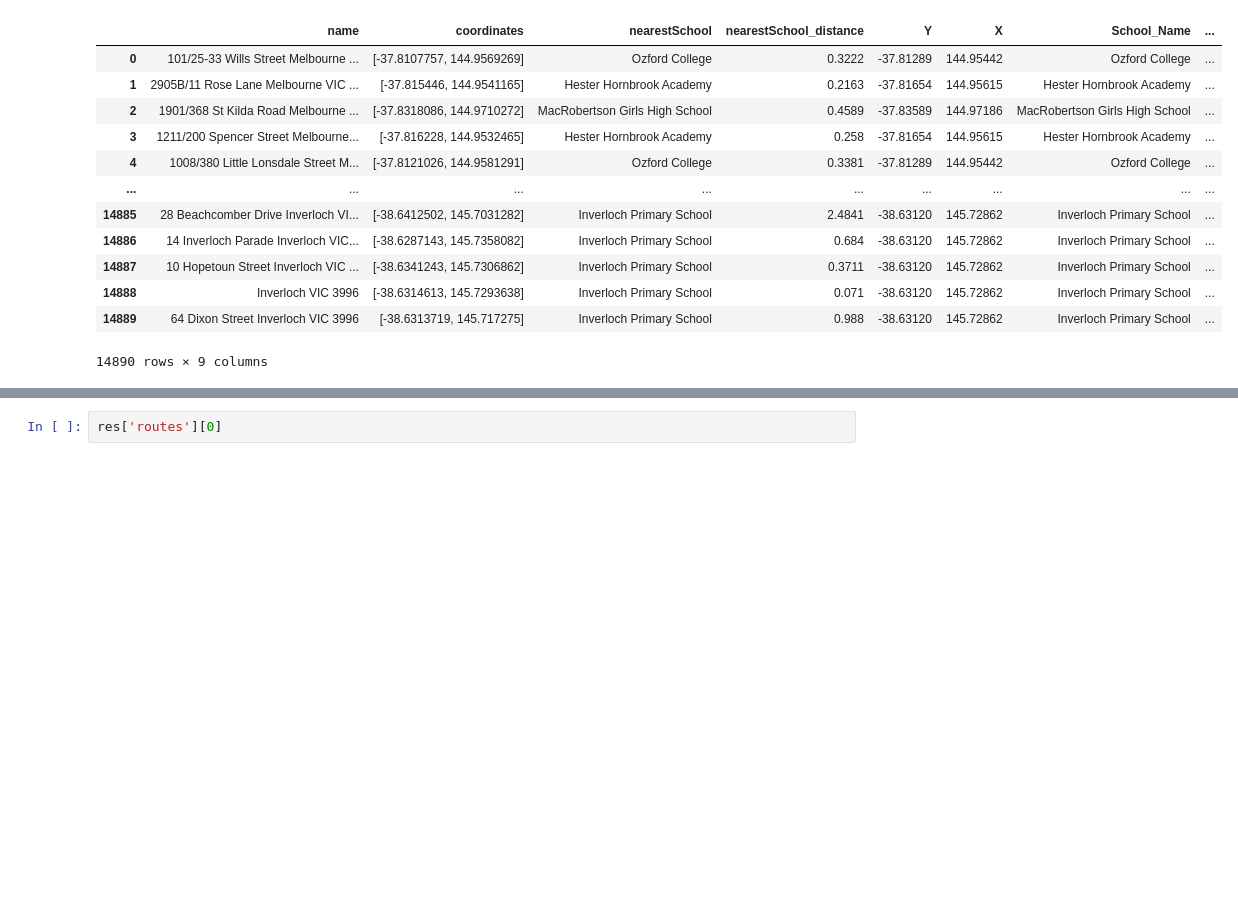
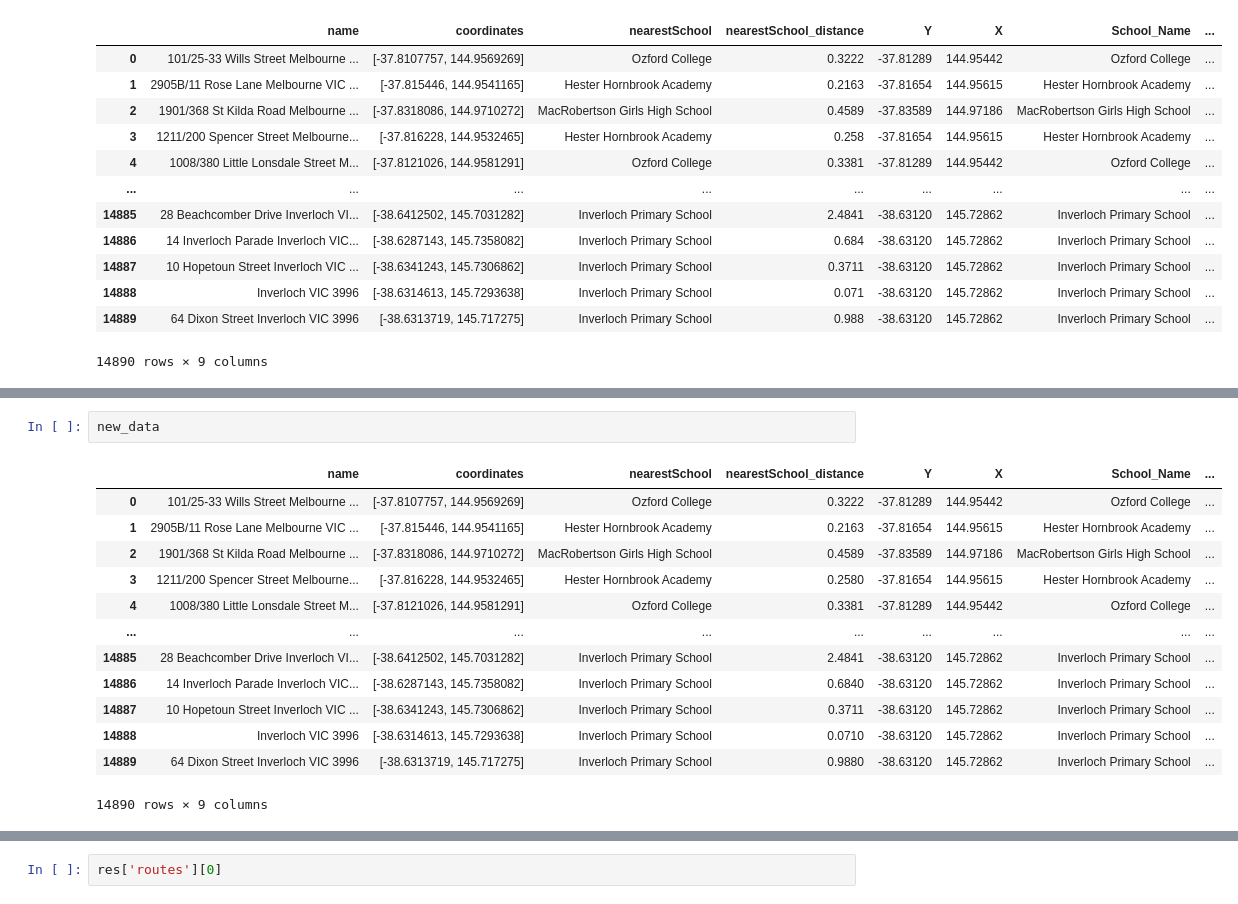
Before and after one commit to MAST30034-Applied-Data-Science/generic-real-estate-consulting-project-group-60, a Jupyter notebook: notebooks/distance_to_school.ipynb, the cells around one changed output, grey strips where cells are left out. Saved outputs shown, nothing was run; the diff lists cells and outputs as text; blank space fills up the shorter version.

```diff
--- a/notebooks/distance_to_school.ipynb
+++ b/notebooks/distance_to_school.ipynb
@@ -359,3 +379,19 @@ new_data
+# %%
+new_data
+# %% [output]
+|  | name | coordinates | nearestSchool | nearestSchool_distance | Y | X | School_Name | ... |
+| 0 | 101/25-33 Wills Street Melbourne ... | [-37.8107757, 144.9569269] | Ozford College | 0.3222 | -37.81289 | 144.95442 | Ozford College | ... |
+| 1 | 2905B/11 Rose Lane Melbourne VIC ... | [-37.815446, 144.9541165] | Hester Hornbrook Academy | 0.2163 | -37.81654 | 144.95615 | Hester Hornbrook Academy | ... |
+| 2 | 1901/368 St Kilda Road Melbourne ... | [-37.8318086, 144.9710272] | MacRobertson Girls High School | 0.4589 | -37.83589 | 144.97186 | MacRobertson Girls High School | ... |
+| 3 | 1211/200 Spencer Street Melbourne... | [-37.816228, 144.9532465] | Hester Hornbrook Academy | 0.2580 | -37.81654 | 144.95615 | Hester Hornbrook Academy | ... |
+| 4 | 1008/380 Little Lonsdale Street M... | [-37.8121026, 144.9581291] | Ozford College | 0.3381 | -37.81289 | 144.95442 | Ozford College | ... |
+| ... | ... | ... | ... | ... | ... | ... | ... | ... |
+| 14885 | 28 Beachcomber Drive Inverloch VI... | [-38.6412502, 145.7031282] | Inverloch Primary School | 2.4841 | -38.63120 | 145.72862 | Inverloch Primary School | ... |
+| 14886 | 14 Inverloch Parade Inverloch VIC... | [-38.6287143, 145.7358082] | Inverloch Primary School | 0.6840 | -38.63120 | 145.72862 | Inverloch Primary School | ... |
+| 14887 | 10 Hopetoun Street Inverloch VIC ... | [-38.6341243, 145.7306862] | Inverloch Primary School | 0.3711 | -38.63120 | 145.72862 | Inverloch Primary School | ... |
+| 14888 | Inverloch VIC 3996 | [-38.6314613, 145.7293638] | Inverloch Primary School | 0.0710 | -38.63120 | 145.72862 | Inverloch Primary School | ... |
+| 14889 | 64 Dixon Street Inverloch VIC 3996 | [-38.6313719, 145.717275] | Inverloch Primary School | 0.9880 | -38.63120 | 145.72862 | Inverloch Primary School | ... |
+14890 rows × 9 columns
 # %%
 from time import sleep
 import openrouteservice
```
Also changed, not shown: parts of 7 cells of this notebook.
